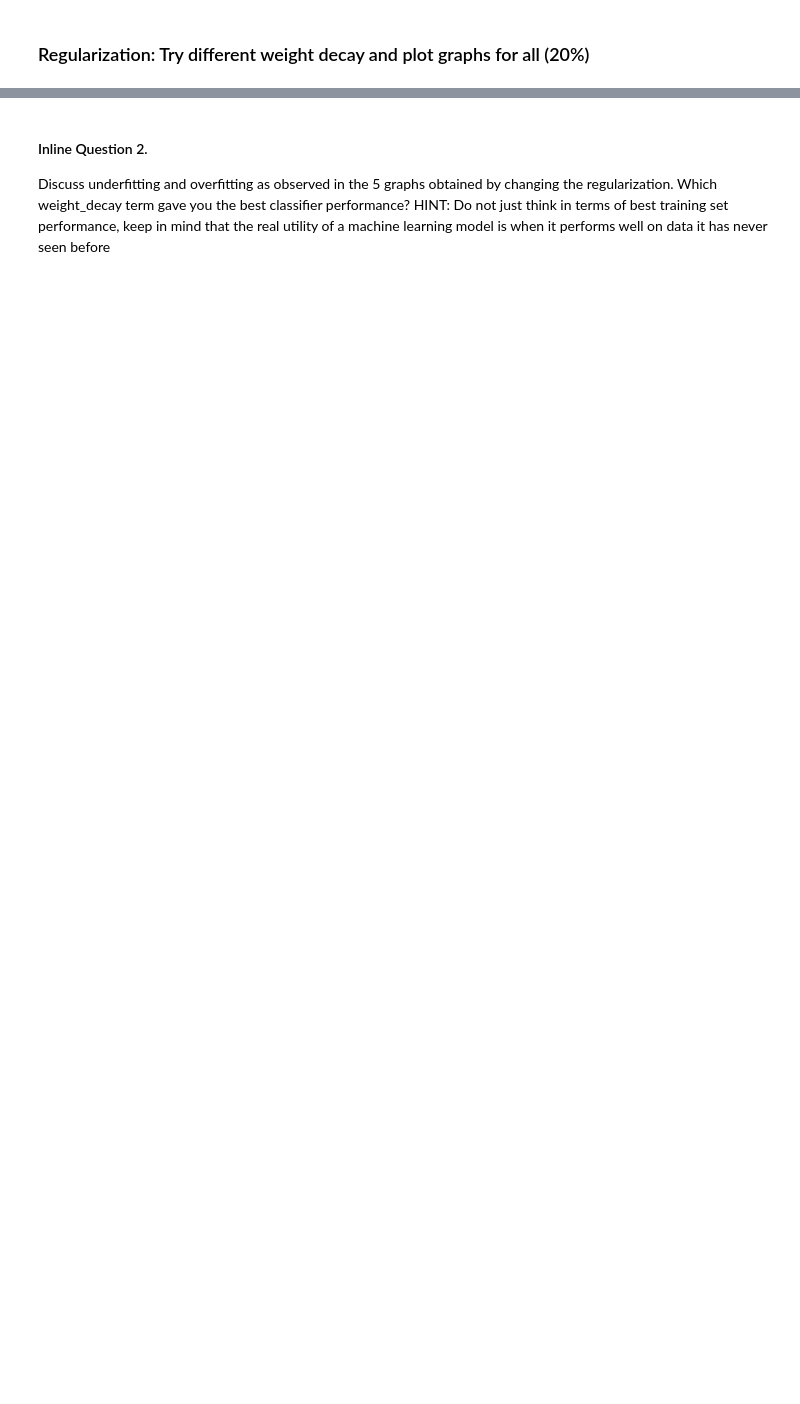
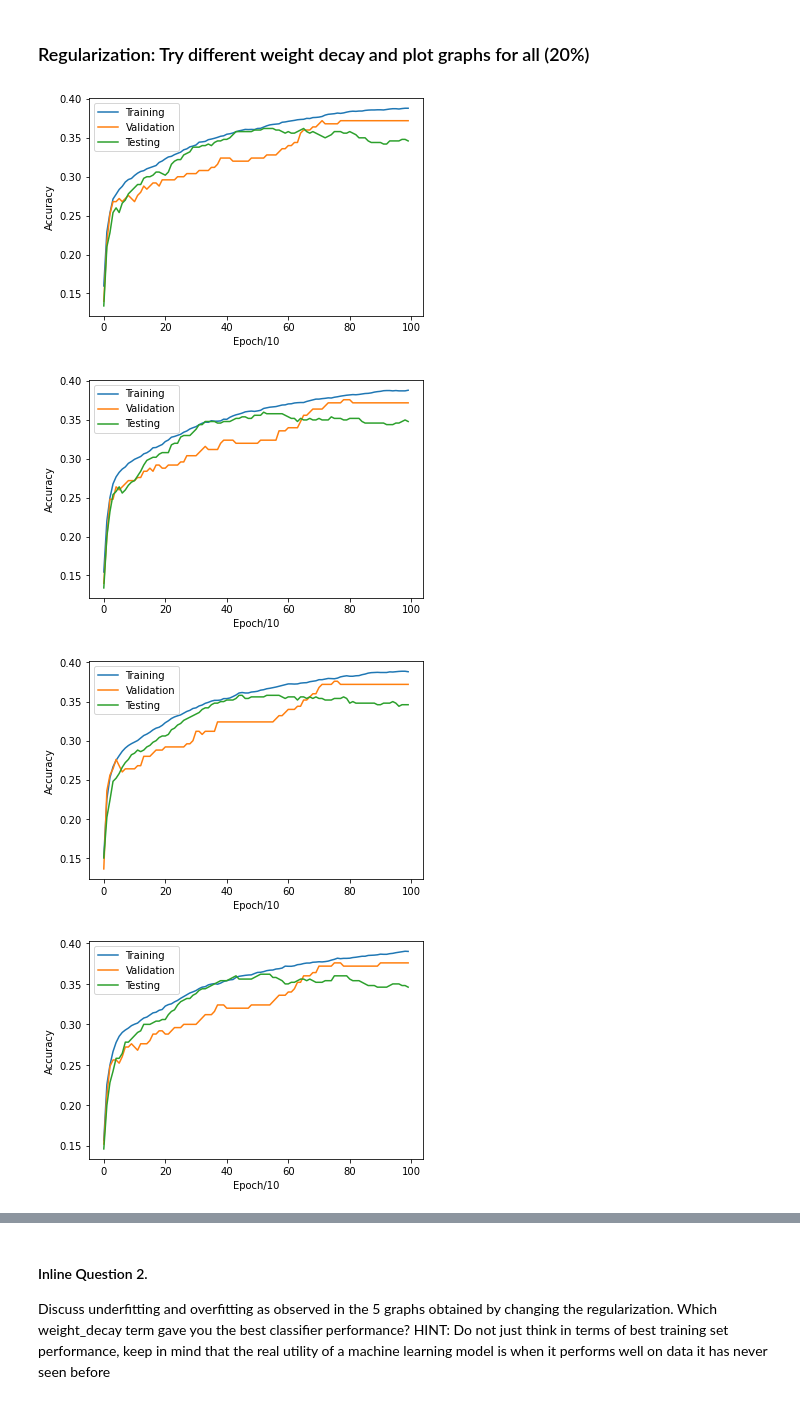
Before and after one commit to PengDeiDei/ECE-285, a Jupyter notebook: assignment1/linear_regression.ipynb, the cells around one changed output, grey strips where cells are left out. Cells and saved outputs as stored; diff of their text form; code cells hidden in the pictures; blank space fills up the shorter version.

```diff
--- a/assignment1/linear_regression.ipynb
+++ b/assignment1/linear_regression.ipynb
@@ -200,10 +201,20 @@ Which one of these learning rates (best_lr) would you pick to train your model?
 # %%
 # Initialize a non-zero weight_decay (Regulzarization constant) term and repeat the training and evaluation
 # Use the best learning rate as obtained from the above excercise, best_lr
-weight_decays = [0.0, 0.00005, 0.00003, 0.00002, 0.00001, 0.000005]
+best_lr = 0.0005
+weight_decays = [0.0, 0.0001, 0.00005, 0.00001, 0.000005, 0.000001]
 
 # FEEL FREE TO EXPERIMENT WITH OTHER VALUES. REPORT OTHER VALUES IF THEY ACHIEVE A BETTER PERFORMANCE
 
 # for weight_decay in weight_decays: Train the classifier and plot data
 # Step 1. train_accu, val_accu, test_accu = train(best_lr, weight_decay)
 # Step 2. plot_accuracies(train_accu, val_accu, test_accu)
+
+for weight_decay in weight_decays:
+    t_ac, v_ac, te_ac, weights = train(best_lr, weight_decay)
+    plot_accuracies(t_ac, v_ac, te_ac)
+# %% [output]
+[figure, added]
+[figure, added]
+[figure, added]
+[figure, added]
```
Also changed, not shown: parts of 10 cells of this notebook.
